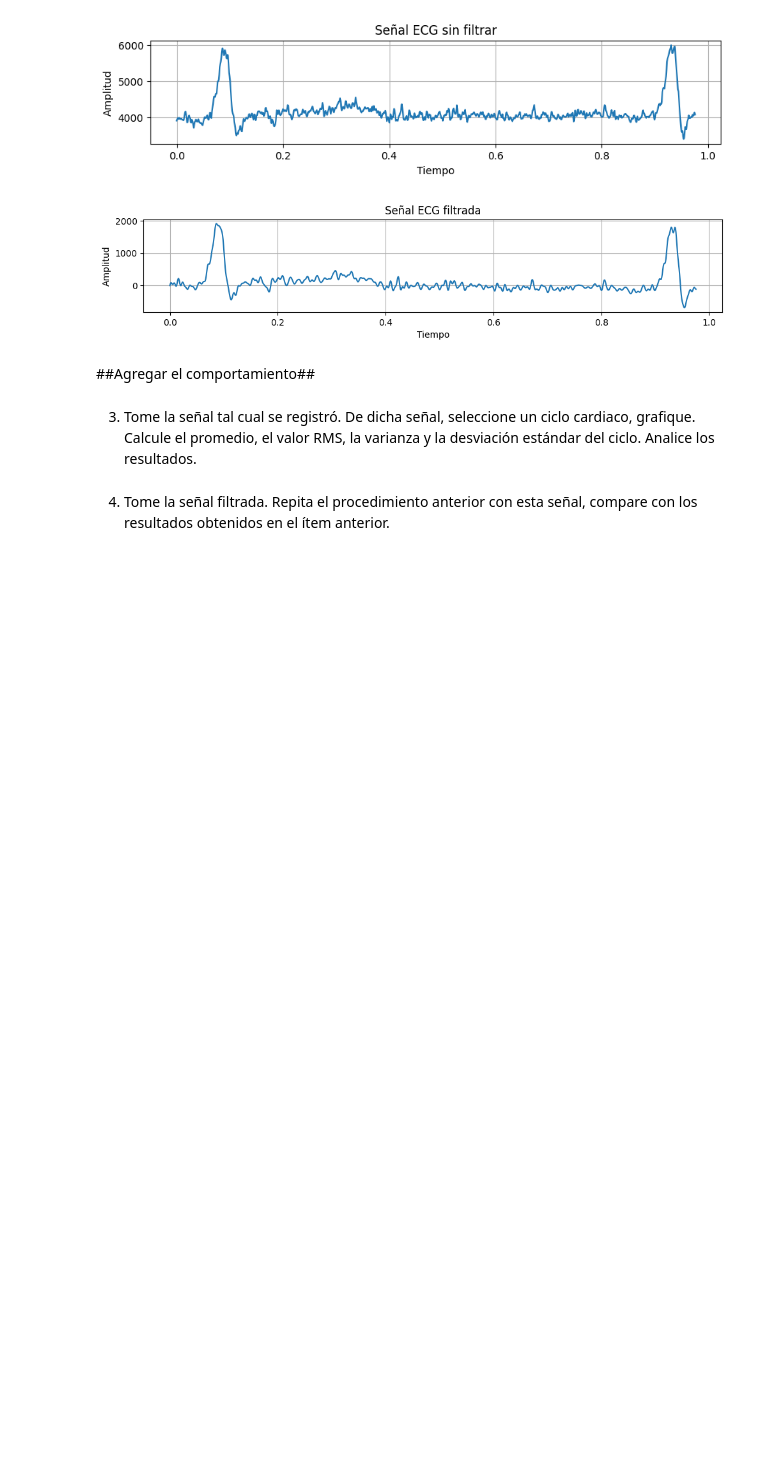
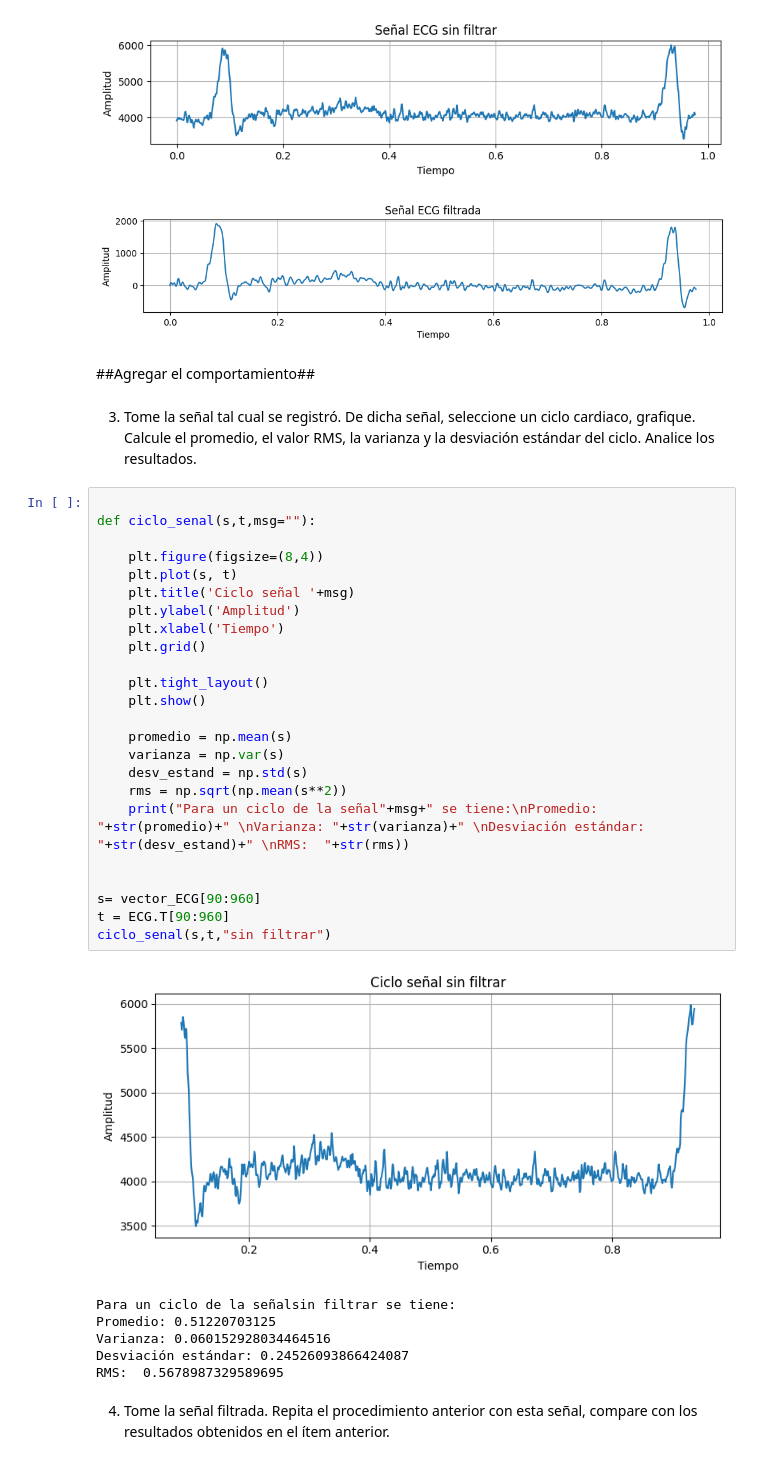
Before and after one commit to NataliaArenasP20/LaboratorioBiosenales, a Jupyter notebook: Practica_3/P3_NataliaArenas_DanielTamayo.ipynb, the cells around one changed output. Drawn from its saved outputs; the diff is of its cells as text; blank space fills up the shorter version.

Commit message:
Adelanto Ciclos señales

```diff
--- a/Practica_3/P3_NataliaArenas_DanielTamayo.ipynb
+++ b/Practica_3/P3_NataliaArenas_DanielTamayo.ipynb
@@ -130,6 +133,37 @@ plt.show()
 # %% [markdown]
  3. Tome la señal tal cual se registró. De dicha señal, seleccione un ciclo cardiaco, grafique. Calcule el
 promedio, el valor RMS, la varianza y la desviación estándar del ciclo. Analice los resultados.
+# %%
+
+def ciclo_senal(s,t,msg=""):
+
+    plt.figure(figsize=(8,4))
+    plt.plot(s, t)
+    plt.title('Ciclo señal '+msg)
+    plt.ylabel('Amplitud')
+    plt.xlabel('Tiempo')
+    plt.grid()
+
+    plt.tight_layout()
+    plt.show()
+
+    promedio = np.mean(s)
+    varianza = np.var(s)
+    desv_estand = np.std(s)
+    rms = np.sqrt(np.mean(s**2))
+    print("Para un ciclo de la señal"+msg+" se tiene:\nPromedio: "+str(promedio)+" \nVarianza: "+str(varianza)+" \nDesviación estándar: "+str(desv_estand)+" \nRMS:  "+str(rms))
+
+
+s= vector_ECG[90:960]
+t = ECG.T[90:960]
+ciclo_senal(s,t,"sin filtrar")
+# %% [output]
+[figure, added]
+Para un ciclo de la señalsin filtrar se tiene:
+Promedio: 0.51220703125
+Varianza: 0.060152928034464516
+Desviación estándar: 0.24526093866424087
+RMS:  0.5678987329589695
 # %% [markdown]
 4.  Tome la señal filtrada. Repita el procedimiento anterior con esta señal, compare con los resultados
 obtenidos en el ítem anterior.
```
Also changed, not shown: parts of 4 cells of this notebook.
